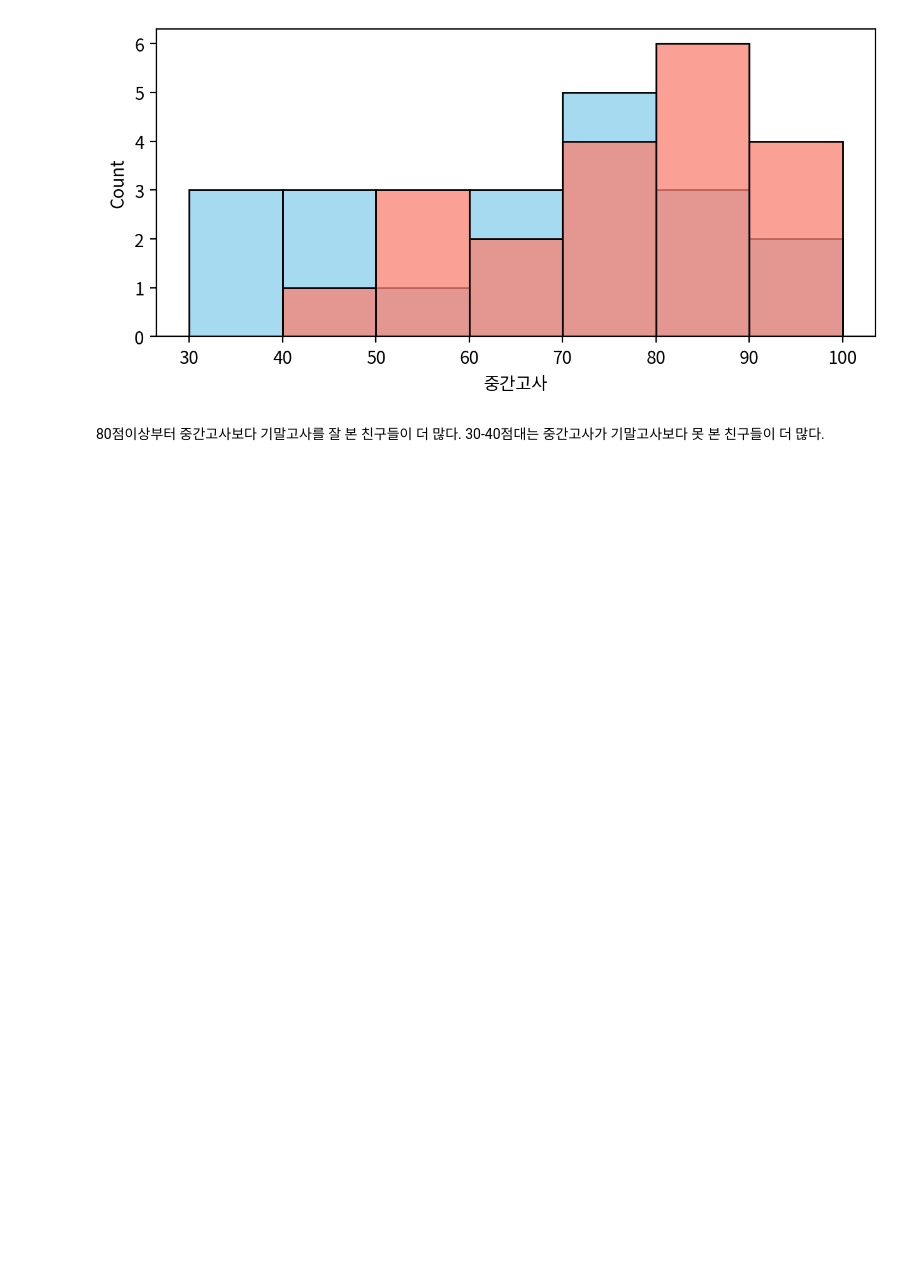
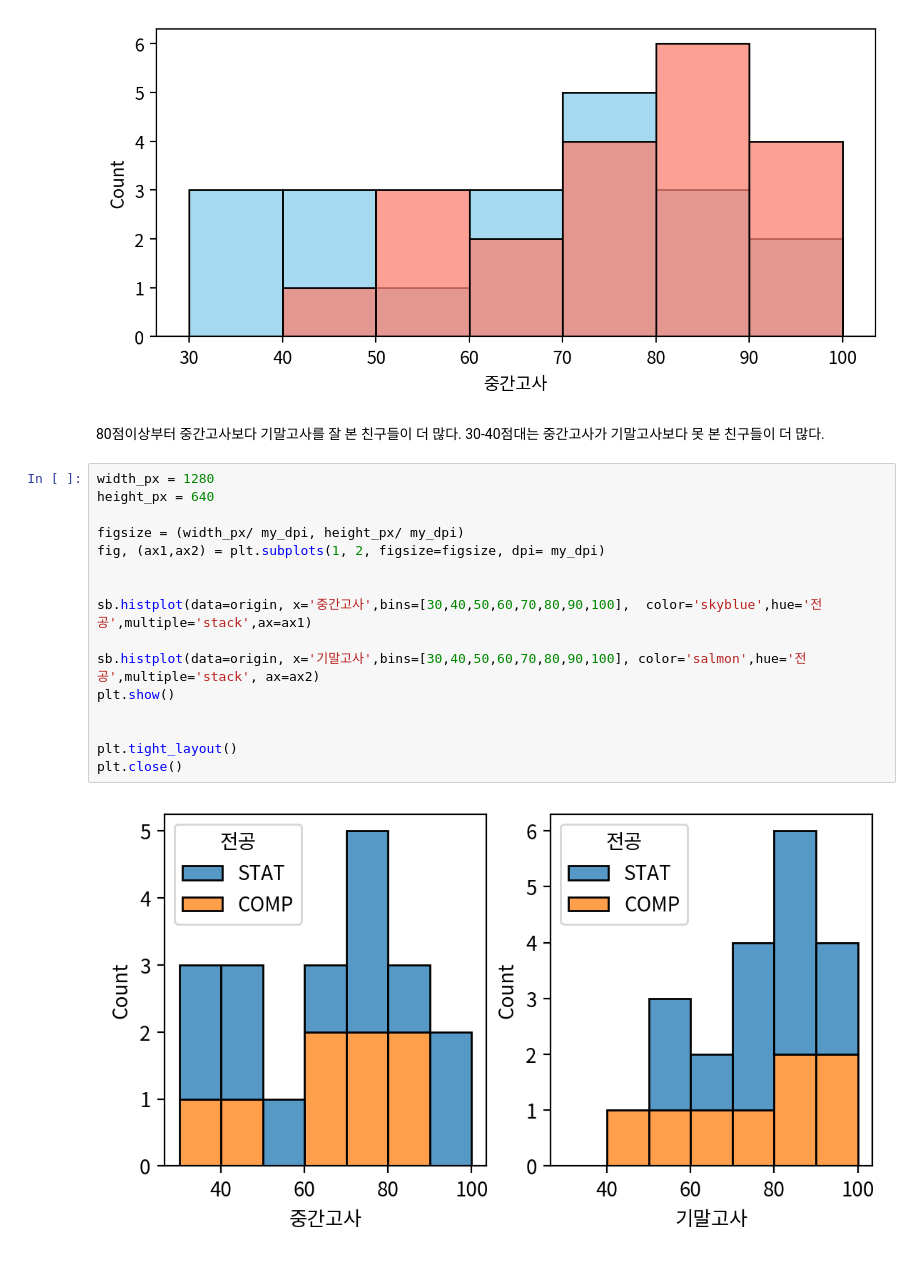
Before and after one commit to jyhong0207-netizen/python-study, a Jupyter notebook: DATA ANALYSIS BASIC/데이터 시각화 종합 연습문제.ipynb, the cells around one changed output. Drawn from its saved outputs; the diff is of its cells as text; blank space fills up the shorter version.

```diff
--- a/DATA ANALYSIS BASIC/데이터 시각화 종합 연습문제.ipynb
+++ b/DATA ANALYSIS BASIC/데이터 시각화 종합 연습문제.ipynb
@@ -333,3 +335,21 @@ plt.close()
 # %% [markdown]
 80점이상부터 중간고사보다 기말고사를 잘 본 친구들이 더 많다.
 30-40점대는 중간고사가 기말고사보다 못 본 친구들이 더 많다.
+# %%
+width_px = 1280
+height_px = 640
+
+figsize = (width_px/ my_dpi, height_px/ my_dpi)
+fig, (ax1,ax2) = plt.subplots(1, 2, figsize=figsize, dpi= my_dpi)
+
+
+sb.histplot(data=origin, x='중간고사',bins=[30,40,50,60,70,80,90,100],  color='skyblue',hue='전공',multiple='stack',ax=ax1)
+
+sb.histplot(data=origin, x='기말고사',bins=[30,40,50,60,70,80,90,100], color='salmon',hue='전공',multiple='stack', ax=ax2)
+plt.show()
+
+
+plt.tight_layout()
+plt.close()
+# %% [output]
+[figure, added]
```
Also changed, not shown: parts of 9 cells of this notebook, 14 other files.
